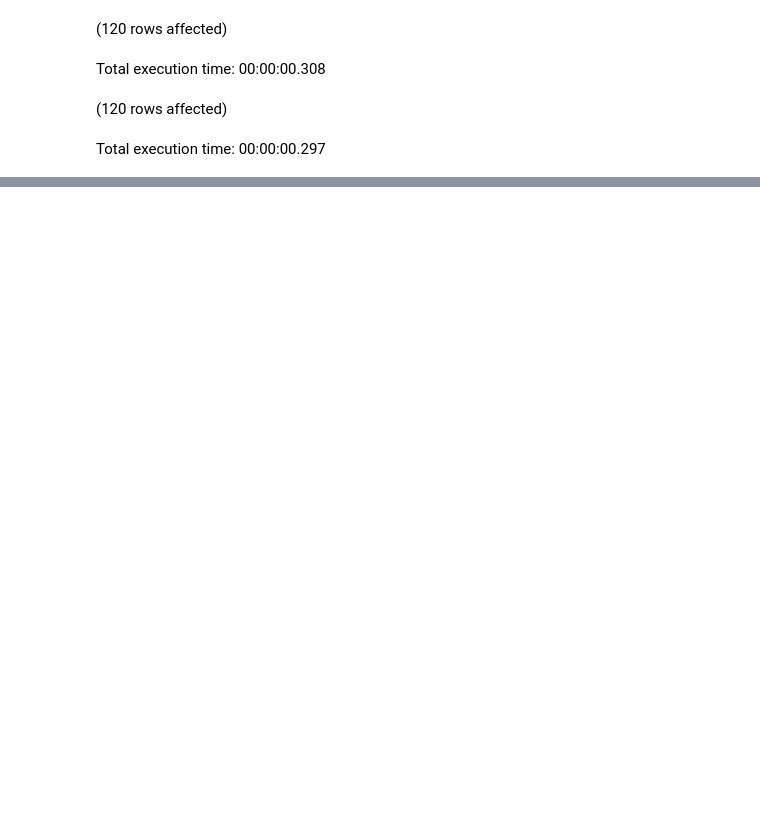
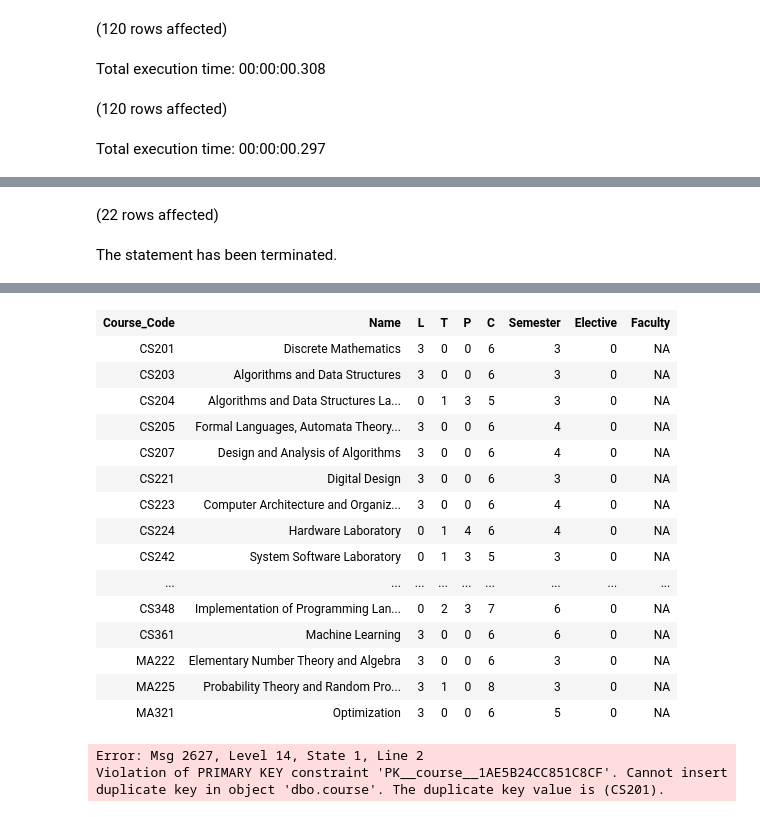
Before and after one commit to addy-1406/CS346_A2, a Jupyter notebook: Code/Database commands/Notebook-1.ipynb, the cells around one changed output, grey strips where cells are left out. Drawn from its saved outputs; the diff is of its cells as text; code cells hidden in the pictures; blank space fills up the shorter version.

```diff
--- a/Code/Database commands/Notebook-1.ipynb
+++ b/Code/Database commands/Notebook-1.ipynb
@@ -425,0 +527,8 @@ Total execution time: 00:00:00.297
+# %%
+select * from compulsory_courses;
+insert into course(Course_Code,Name, L,T,P,C, Semester, ElectiveOrCompulsory)
+select Course_Code, Name, L,T,P,C, Semester, Elective
+from compulsory_courses;
+# %% [output]
+(22 rows affected)
+The statement has been terminated.
@@ -425,0 +536,18 @@ Total execution time: 00:00:00.297
+| Course_Code | Name | L | T | P | C | Semester | Elective | Faculty |
+| CS201 | Discrete Mathematics | 3 | 0 | 0 | 6 | 3 | 0 | NA |
+| CS203 | Algorithms and Data Structures | 3 | 0 | 0 | 6 | 3 | 0 | NA |
+| CS204 | Algorithms and Data Structures La... | 0 | 1 | 3 | 5 | 3 | 0 | NA |
+| CS205 | Formal Languages, Automata Theory... | 3 | 0 | 0 | 6 | 4 | 0 | NA |
+| CS207 | Design and Analysis of Algorithms | 3 | 0 | 0 | 6 | 4 | 0 | NA |
+| CS221 | Digital Design | 3 | 0 | 0 | 6 | 3 | 0 | NA |
+| CS223 | Computer Architecture and Organiz... | 3 | 0 | 0 | 6 | 4 | 0 | NA |
+| CS224 | Hardware Laboratory | 0 | 1 | 4 | 6 | 4 | 0 | NA |
+| CS242 | System Software Laboratory | 0 | 1 | 3 | 5 | 3 | 0 | NA |
+| ... | ... | ... | ... | ... | ... | ... | ... | ... |
+| CS348 | Implementation of Programming Lan... | 0 | 2 | 3 | 7 | 6 | 0 | NA |
+| CS361 | Machine Learning | 3 | 0 | 0 | 6 | 6 | 0 | NA |
+| MA222 | Elementary Number Theory and Algebra | 3 | 0 | 0 | 6 | 3 | 0 | NA |
+| MA225 | Probability Theory and Random Pro... | 3 | 1 | 0 | 8 | 3 | 0 | NA |
+| MA321 | Optimization | 3 | 0 | 0 | 6 | 5 | 0 | NA |
+Error: Msg 2627, Level 14, State 1, Line 2
+Violation of PRIMARY KEY constraint 'PK__course__1AE5B24CC851C8CF'. Cannot insert duplicate key in object 'dbo.course'. The duplicate key value is (CS201).
```
Also changed, not shown: parts of 20 cells of this notebook, 1 other file.
